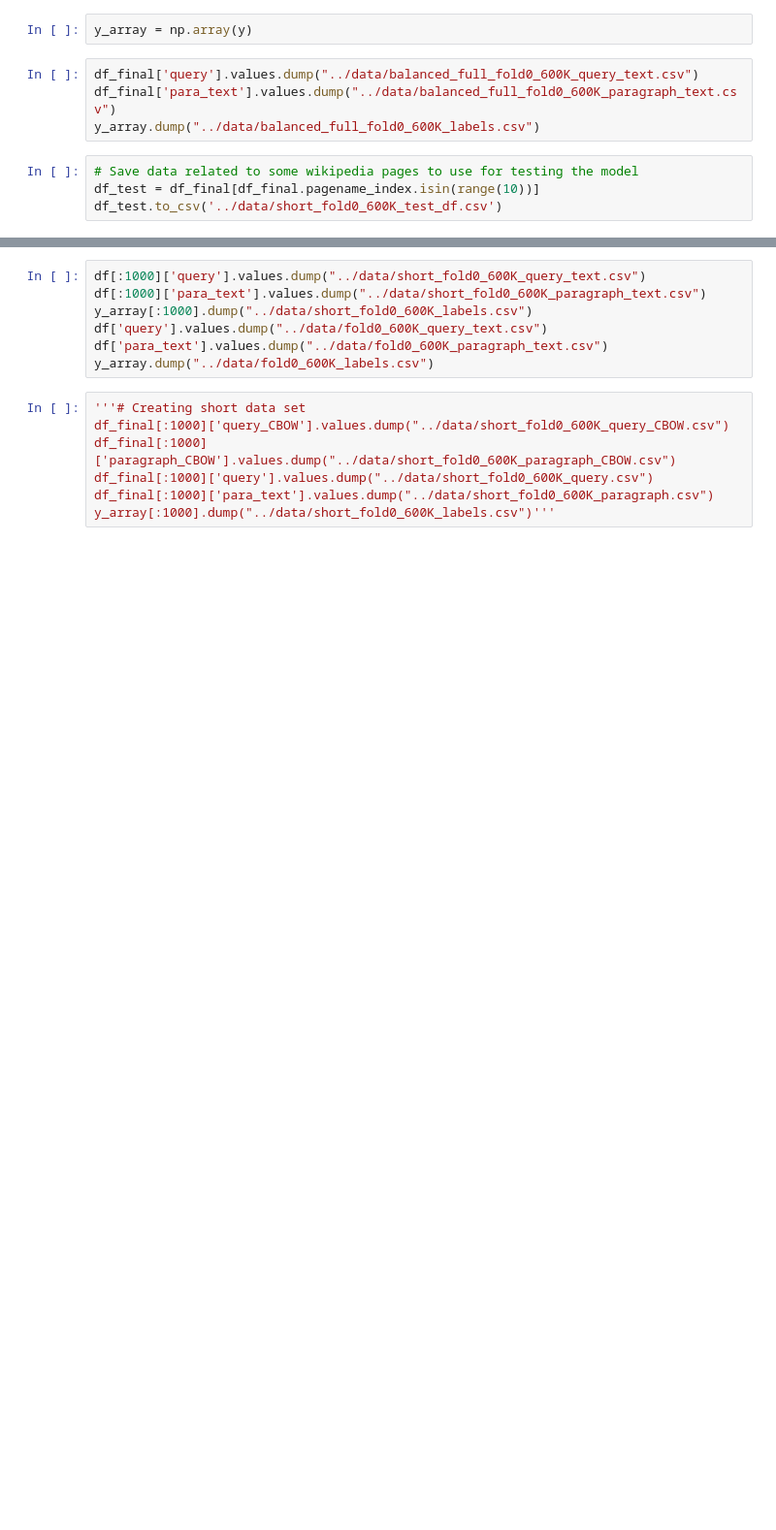
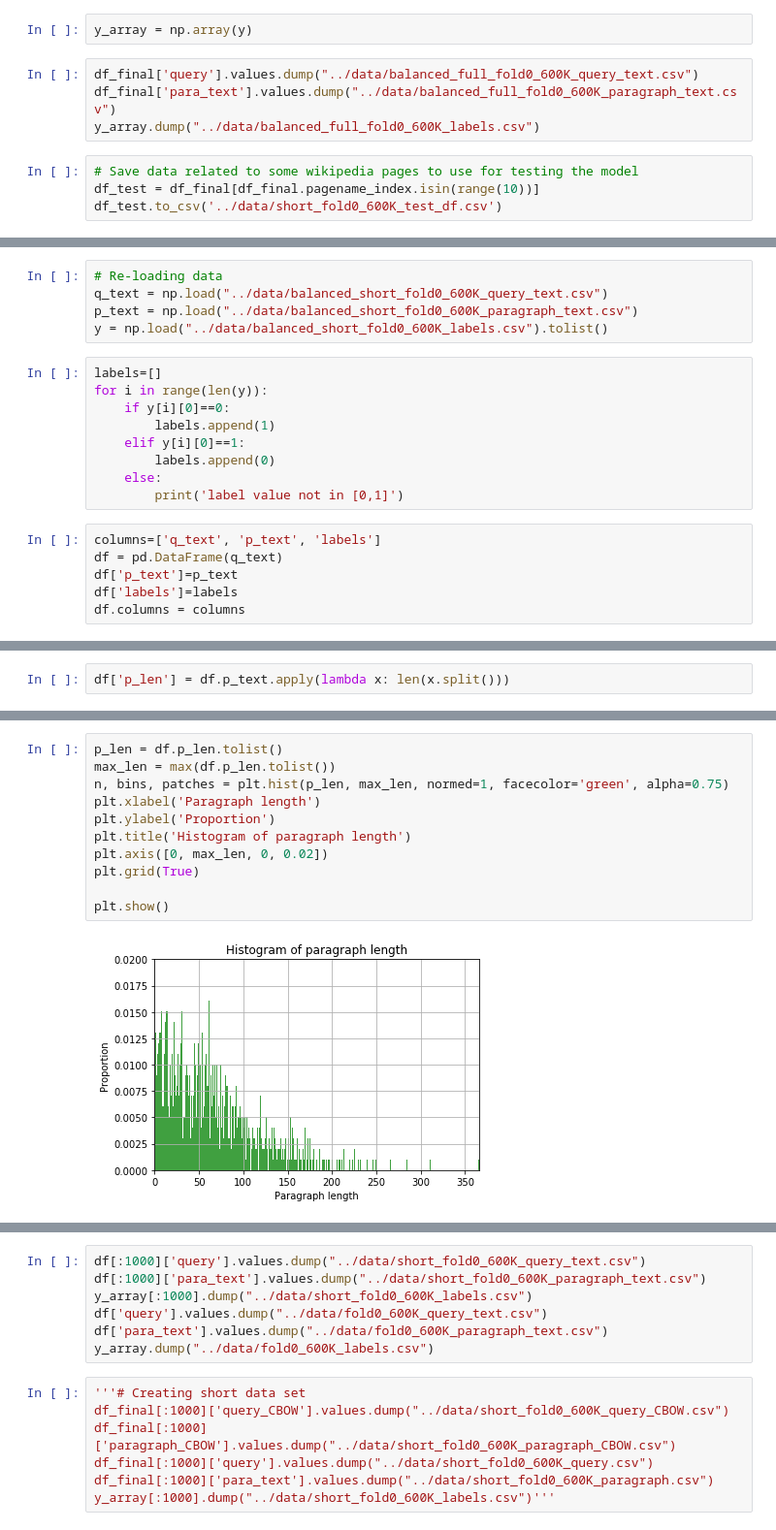
Before and after one commit to vec241/QueryBasedSummarization, a Jupyter notebook: dataset_building_2_balanced.ipynb, the cells around one changed output, grey strips where cells are left out. Shown at 97% size. Drawn from its saved outputs; the diff is of its cells as text; blank space fills up the shorter version.

```diff
--- a/dataset_building_2_balanced.ipynb
+++ b/dataset_building_2_balanced.ipynb
@@ -285,0 +290,20 @@ df_test.to_csv('../data/short_fold0_600K_test_df.csv')
+# %%
+# Re-loading data
+q_text = np.load("../data/balanced_short_fold0_600K_query_text.csv")
+p_text = np.load("../data/balanced_short_fold0_600K_paragraph_text.csv")
+y = np.load("../data/balanced_short_fold0_600K_labels.csv").tolist()
+# %%
+labels=[]
+for i in range(len(y)):
+    if y[i][0]==0:
+        labels.append(1)
+    elif y[i][0]==1:
+        labels.append(0)
+    else:
+        print('label value not in [0,1]')
+# %%
+columns=['q_text', 'p_text', 'labels']
+df = pd.DataFrame(q_text)
+df['p_text']=p_text
+df['labels']=labels
+df.columns = columns
@@ -285,0 +319,2 @@ df_test.to_csv('../data/short_fold0_600K_test_df.csv')
+# %%
+df['p_len'] = df.p_text.apply(lambda x: len(x.split()))
@@ -285,0 +330,13 @@ df_test.to_csv('../data/short_fold0_600K_test_df.csv')
+# %%
+p_len = df.p_len.tolist()
+max_len = max(df.p_len.tolist())
+n, bins, patches = plt.hist(p_len, max_len, normed=1, facecolor='green', alpha=0.75)
+plt.xlabel('Paragraph length')
+plt.ylabel('Proportion')
+plt.title('Histogram of paragraph length')
+plt.axis([0, max_len, 0, 0.02])
+plt.grid(True)
+
+plt.show()
+# %% [output]
+[figure, added]
```
Also changed, not shown: parts of 9 cells of this notebook, 2 other files.
